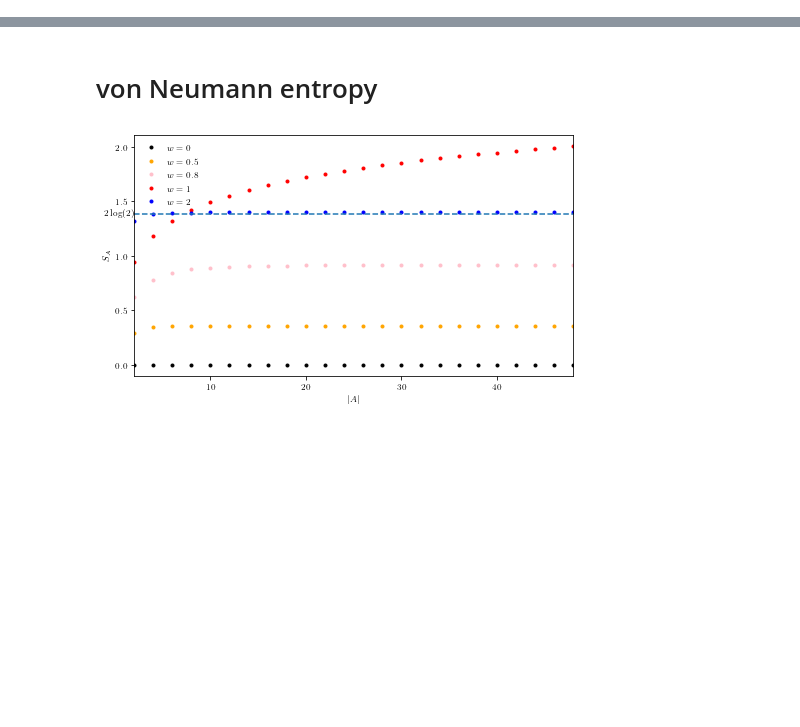
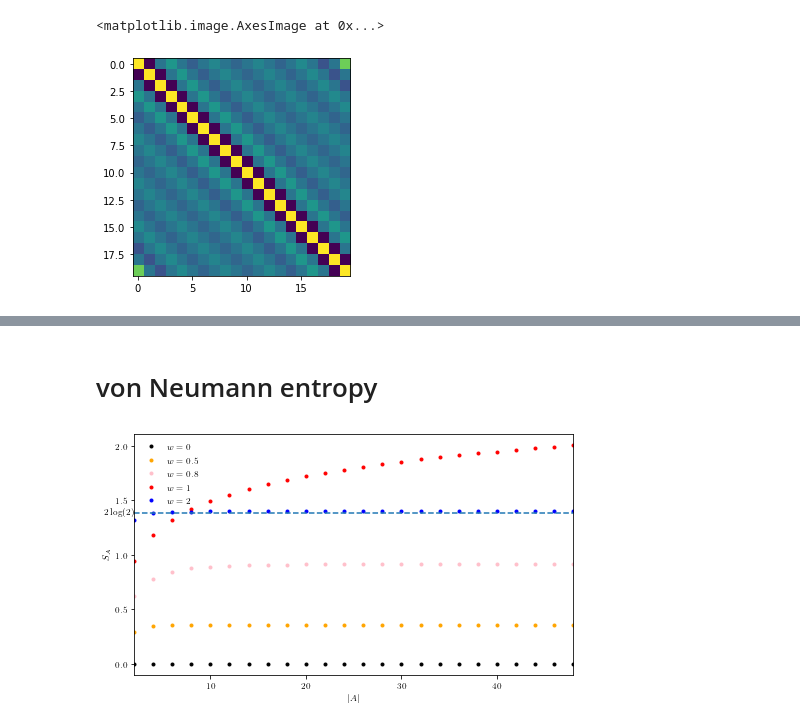
Before and after one commit to hainingpan/SPT, a Jupyter notebook: test_ssh.ipynb, the cells around one changed output, grey strips where cells are left out. Cells and saved outputs as stored; diff of their text form; code cells hidden in the pictures; blank space fills up the shorter version.

```diff
--- a/test_ssh.ipynb
+++ b/test_ssh.ipynb
@@ -16,0 +348,5 @@ plt.rcParams['figure.figsize']=(6.8,4)
+# %%
+plt.imshow(params.C_f)
+# %% [output]
+<matplotlib.image.AxesImage at 0x...>
+[figure, added]
```
Also changed, not shown: parts of 38 cells of this notebook, 2 other files.
